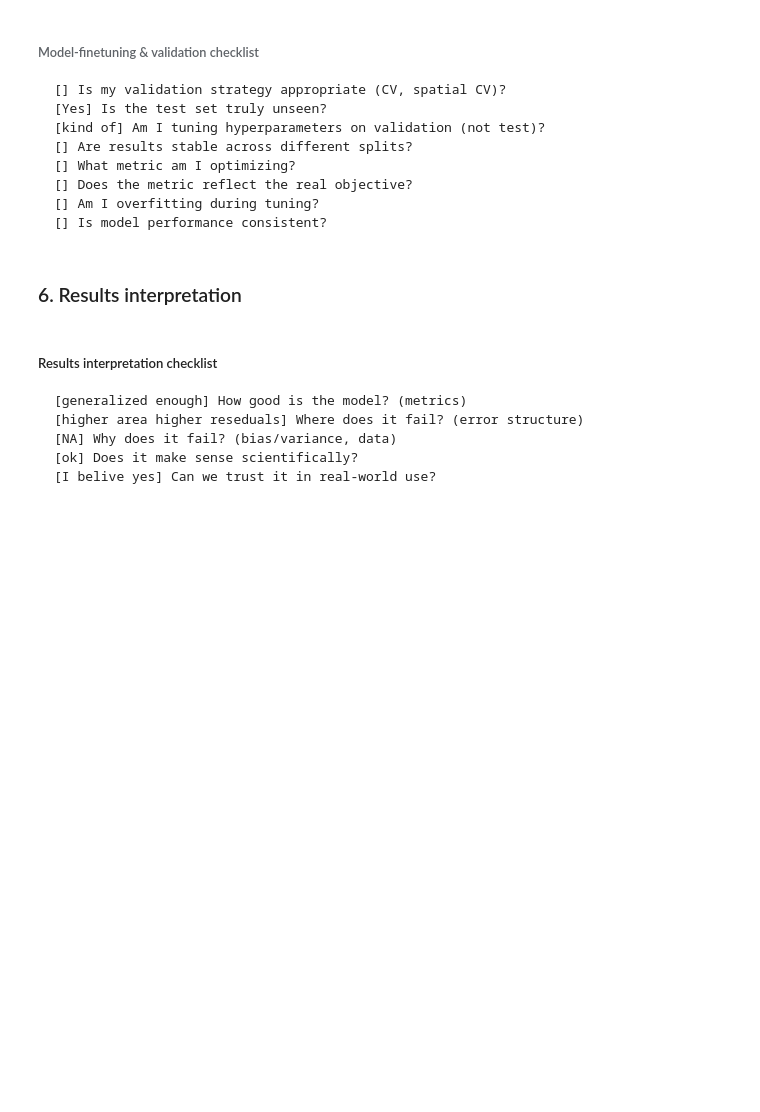
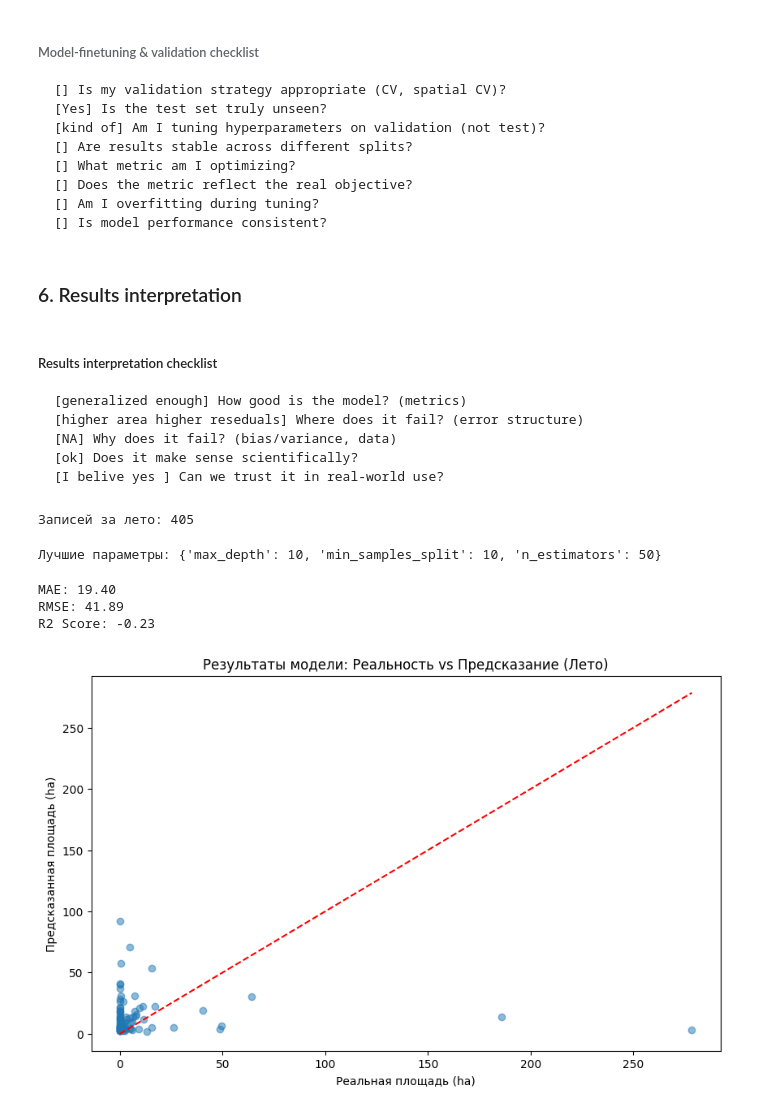
Before and after one commit to sorokdva42/machine_learning_geosciences, a Jupyter notebook: 06_ML_workflow/06_2_LAB_ML_workflow_exercise_WASONLECTION.ipynb, the cells around one changed output. Cells and saved outputs as stored; diff of their text form; code cells hidden in the pictures; blank space fills up the shorter version.

```diff
--- a/06_ML_workflow/06_2_LAB_ML_workflow_exercise_WASONLECTION.ipynb
+++ b/06_ML_workflow/06_2_LAB_ML_workflow_exercise_WASONLECTION.ipynb
@@ -638,4 +639,24 @@ pass
     [higher area higher reseduals] Where does it fail? (error structure)
     [NA] Why does it fail? (bias/variance, data)
     [ok] Does it make sense scientifically?
-    [I belive yes] Can we trust it in real-world use?
+    [I belive yes ] Can we trust it in real-world use?
+# %%
+import pandas as pd
+import numpy as np
+import matplotlib.pyplot as plt
+import seaborn as sns
+from sklearn.model_selection import train_test_split, GridSearchCV
+from sklearn.ensemble import RandomForestRegressor
+from sklearn.metrics import mean_absolute_error, mean_squared_error, r2_score
+
+# Загрузка данных
+url = 'data/forestfires.csv'
+data = pd.read_csv(url)
+
+# Фильтрация: оставляем только летние месяцы
+summer_months = ['jun', 'jul', 'aug', 'sep']
+data_summer = data[data['month'].isin(summer_months)].copy()
+
+print(f"Записей за лето: {len(data_summer)}")
+# %% [output]
+Записей за лето: 405
@@ -641,0 +674,45 @@ pass
+# %%
+# Инициализация регрессора
+model = RandomForestRegressor(random_state=42)
+
+# Сетка параметров
+params = {
+    'n_estimators': [50, 100, 200],
+    'max_depth': [None, 5, 10, 20],
+    'min_samples_split': [2, 5, 10]
+}
+
+# Поиск лучших параметров
+grid_search = GridSearchCV(model, params, cv=3, n_jobs=-1, scoring='neg_mean_absolute_error')
+grid_search.fit(X_train, y_train)
+
+best_model = grid_search.best_estimator_
+print(f"Лучшие параметры: {grid_search.best_params_}")
+# %% [output]
+Лучшие параметры: {'max_depth': 10, 'min_samples_split': 10, 'n_estimators': 50}
+# %%
+# Предсказание
+y_pred = best_model.predict(X_test)
+
+# Метрики
+mae = mean_absolute_error(y_test, y_pred)
+rmse = np.sqrt(mean_squared_error(y_test, y_pred))
+r2 = r2_score(y_test, y_pred)
+
+print(f"MAE: {mae:.2f}")
+print(f"RMSE: {rmse:.2f}")
+print(f"R2 Score: {r2:.2f}")
+
+# Визуализация: Факт vs Прогноз
+plt.figure(figsize=(10, 6))
+plt.scatter(y_test, y_pred, alpha=0.5)
+plt.plot([y_test.min(), y_test.max()], [y_test.min(), y_test.max()], 'r--')
+plt.xlabel('Реальная площадь (ha)')
+plt.ylabel('Предсказанная площадь (ha)')
+plt.title('Результаты модели: Реальность vs Предсказание (Лето)')
+plt.show()
+# %% [output]
+MAE: 19.40
+RMSE: 41.89
+R2 Score: -0.23
+[figure, added]
```
Also changed, not shown: parts of 49 cells of this notebook, 19 other files.
